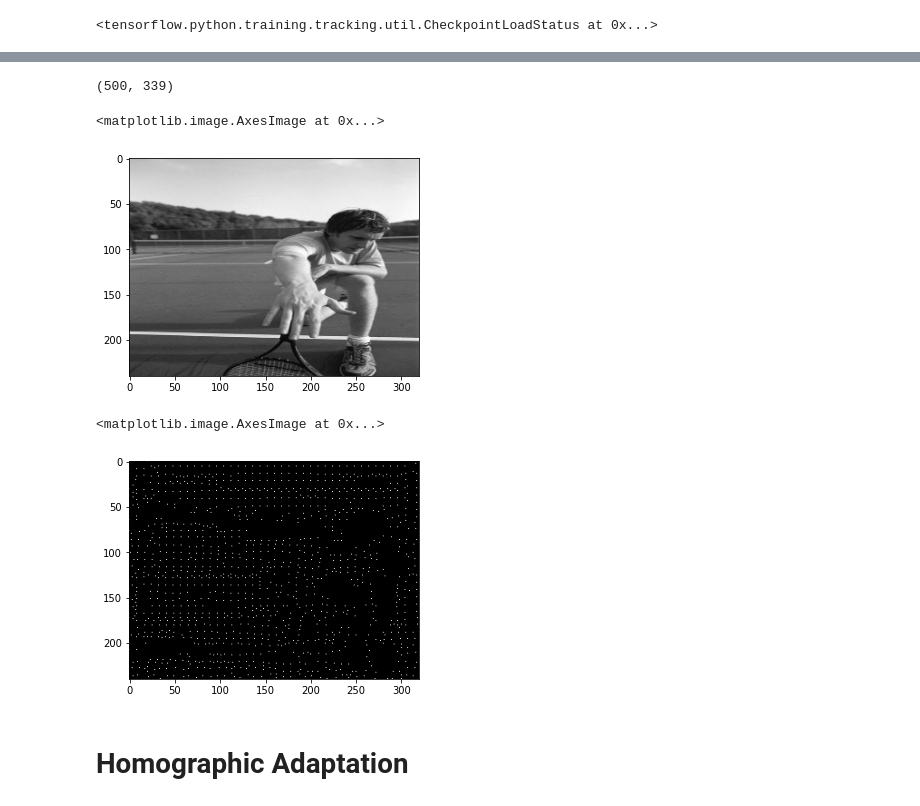
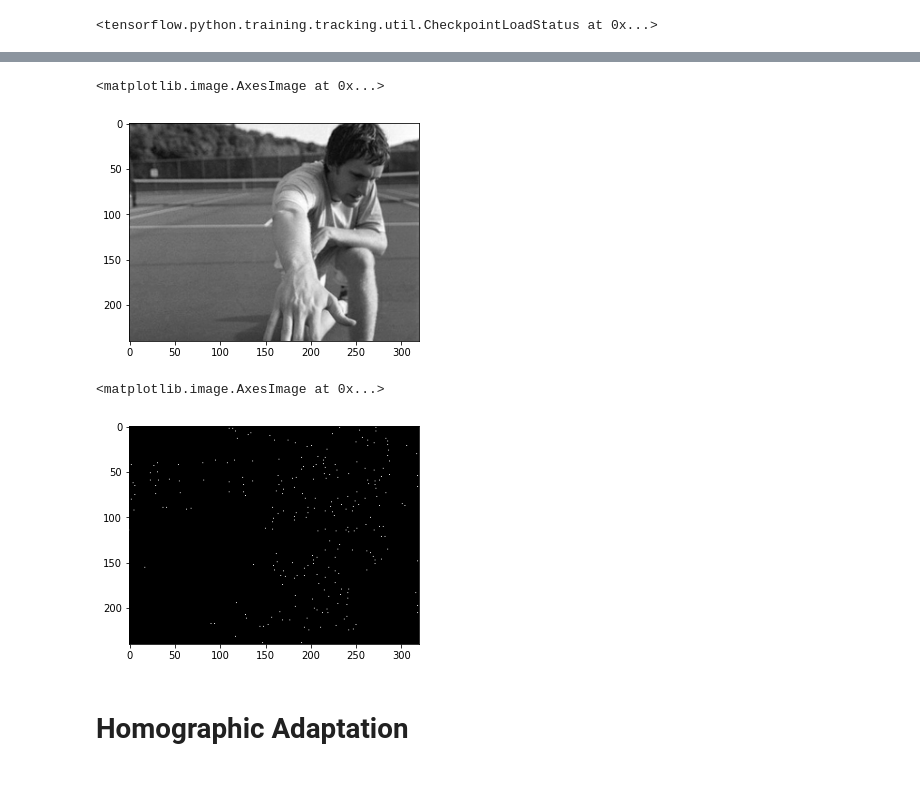
Before and after one commit to amit205/multi-task-learning, a Jupyter notebook: export_detections.ipynb, the cells around one changed output, grey strips where cells are left out. Saved outputs shown, nothing was run; the diff lists cells and outputs as text; code cells hidden in the pictures.

```diff
--- a/export_detections.ipynb
+++ b/export_detections.ipynb
@@ -136,4 +130,0 @@ keypoints_map =  np.zeros((1, 240,320,1))
-# %%
-I.shape
-# %% [output]
-(500, 339)
@@ -144,20 +131,31 @@ I = np.expand_dims(I, axis = 3)
+# %%
+from datasets import coco
+data = coco.Coco()
+files = data._init_dataset(**config)
+train_gen = data._get_data(files, 'training', **config)
+train_gen = train_gen.batch(5)
+val_gen = data._get_data(files, 'validation', **config)
+val_gen = val_gen.batch(5)
+# %%
+x = iter(train_gen)
 # %%
-plt.imshow(I[0], cmap = 'gray')
+y = x.get_next()['image']
+plt.imshow(y[0], cmap='gray')
 # %% [output]
 <matplotlib.image.AxesImage at 0x...>
-[figure, old version]
+[figure, new version]
 # %%
 # prob = model.get_layer('tf.compat.v1.squeeze').output
 
-prob = model.get_layer('detector_loss_layer').input[1]['prob']
-m = keras.models.Model(inputs = model.input[0], outputs = prob)
+output = model.get_layer('detector_loss_layer').input[1]
+m = keras.models.Model(inputs = model.input[0], outputs = output)
 
-y_pred = m.predict(I)
+y_pred = m.predict(y)
 
 if model_config['nms']:
     prob = tf.map_fn(lambda p: box_nms(p, model_config['nms'],
                                                min_prob=model_config['detection_threshold'],
-                                               keep_top_k=model_config['top_k']), y_pred)
+                                               keep_top_k=model_config['top_k']), y_pred['prob'])
     pred = tf.cast(tf.greater_equal(prob, model_config['detection_threshold']), tf.float32)
 
 # pred = pred * tf.cast(x['valid_mask'], tf.float32) # multiplied with valid masks
@@ -165,7 +163,7 @@ if model_config['nms']:
 plt.imshow(pred[0], cmap = 'gray')
 # %% [output]
 <matplotlib.image.AxesImage at 0x...>
-[figure, old version]
+[figure, new version]
 # %% [markdown]
 # Homographic Adaptation
 # %%
```
Also changed, not shown: parts of 13 cells of this notebook, 7 other files.
